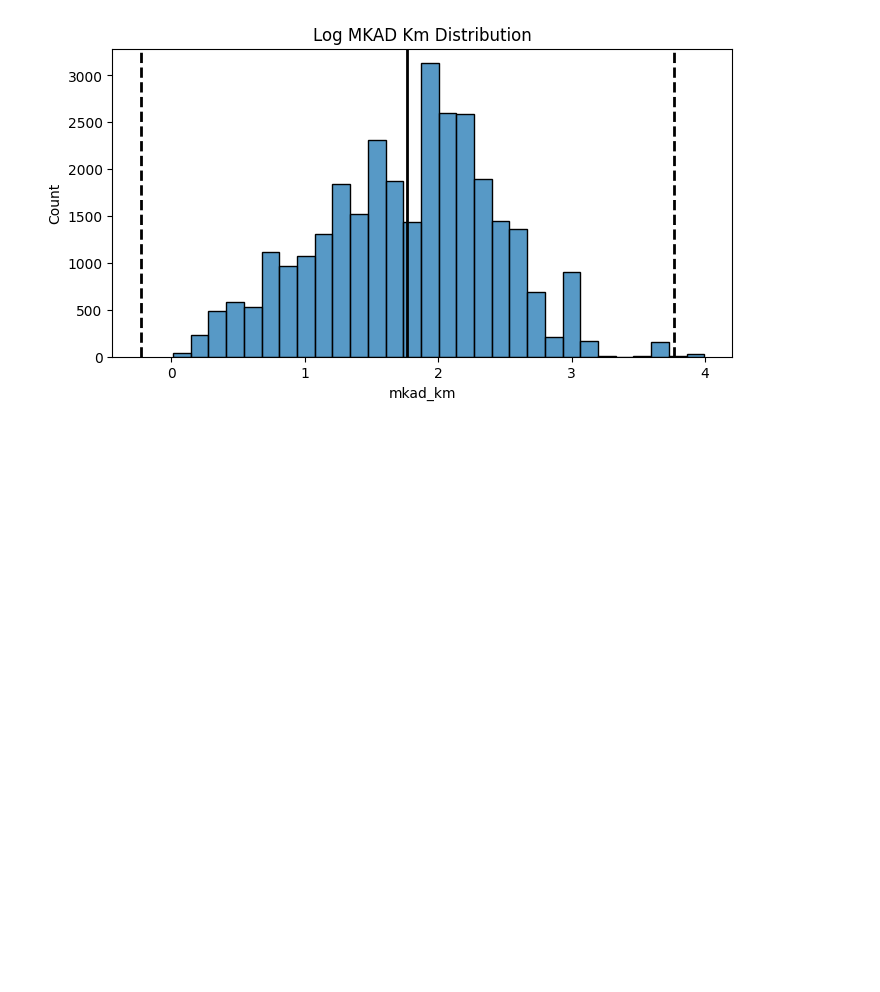
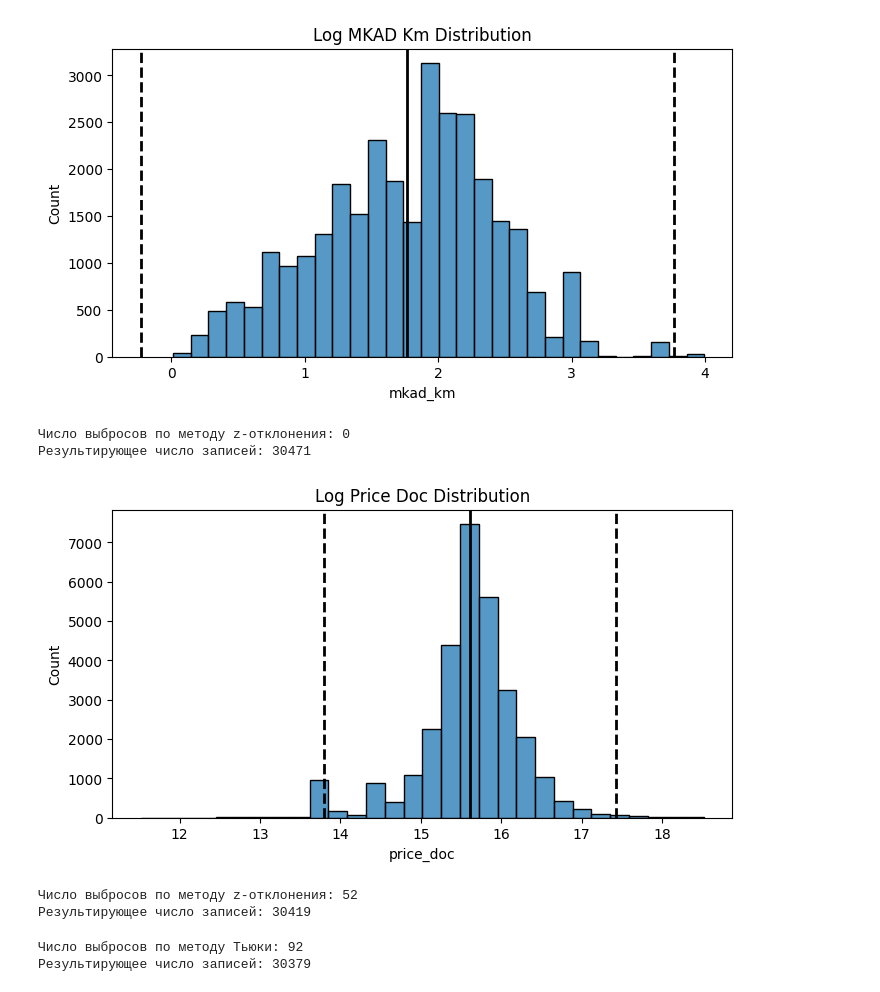
Before and after one commit to Coasting-Now/SF_Pandas, a Jupyter notebook: SF_Pandas/SF_PY_Data_cleaning/data_cleaning.ipynb, the cells around one changed output. Saved outputs shown, nothing was run; the diff lists cells and outputs as text; code cells hidden in the pictures; blank space fills up the shorter version.

```diff
--- a/SF_Pandas/SF_PY_Data_cleaning/data_cleaning.ipynb
+++ b/SF_Pandas/SF_PY_Data_cleaning/data_cleaning.ipynb
@@ -459,0 +476,25 @@ histplot.set_title('Log MKAD Km Distribution');
+# %%
+outliers, cleaned = outliers_z_score_mod(sber_data, 'mkad_km', log_scale=True, left=3, right=3.5)
+print(f'Число выбросов по методу z-отклонения: {outliers.shape[0]}')
+print(f'Результирующее число записей: {cleaned.shape[0]}')
+# %% [output]
+Число выбросов по методу z-отклонения: 0
+Результирующее число записей: 30471
+# %%
+#гистограмма в логарифмическом масштабе
+fig, ax = plt.subplots(1, 1, figsize=(8, 4))
+log_price_doc = np.log(sber_data['price_doc'] + 1)
+histplot = sns.histplot(log_price_doc, bins=30, ax=ax)
+histplot.axvline(log_price_doc.mean(), color='k', lw=2)
+histplot.axvline(log_price_doc.mean()+ 3 * log_price_doc.std(), color='k', ls='--', lw=2)
+histplot.axvline(log_price_doc.mean()- 3 * log_price_doc.std(), color='k', ls='--', lw=2)
+histplot.set_title('Log Price Doc Distribution');
+# %% [output]
+[figure, added]
+# %%
+outliers, cleaned = outliers_z_score_mod(sber_data, 'price_doc', log_scale=True, left=3.7, right=3.7)
+print(f'Число выбросов по методу z-отклонения: {outliers.shape[0]}')
+print(f'Результирующее число записей: {cleaned.shape[0]}')
+# %% [output]
+Число выбросов по методу z-отклонения: 52
+Результирующее число записей: 30419
@@ -459,0 +515,7 @@ histplot.set_title('Log MKAD Km Distribution');
+# %%
+outliers, cleaned = outliers_iqr_mod_log(sber_data, 'price_doc', left=3, right=3, log_scale=True)
+print(f'Число выбросов по методу Тьюки: {outliers.shape[0]}')
+print(f'Результирующее число записей: {cleaned.shape[0]}')
+# %% [output]
+Число выбросов по методу Тьюки: 92
+Результирующее число записей: 30379
```
Also changed, not shown: parts of 2 cells of this notebook.
